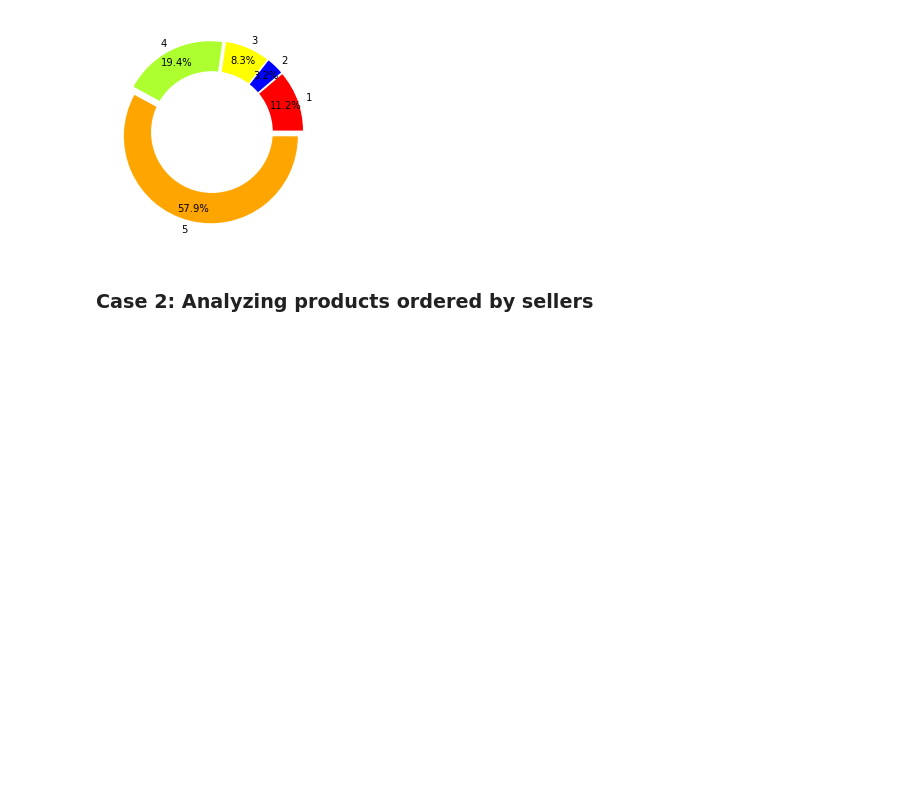
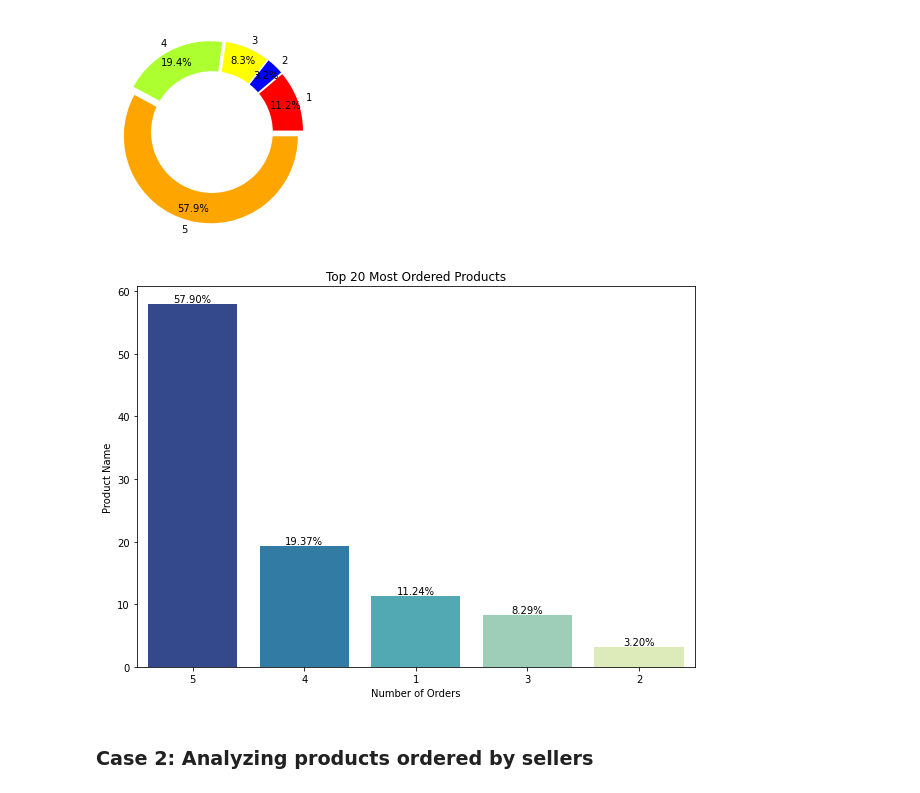
Before and after one commit to aifakhri/data-cleansing-sql-python, a Jupyter notebook: product_analysis.ipynb, the cells around one changed output. Saved outputs shown, nothing was run; the diff lists cells and outputs as text; code cells hidden in the pictures; blank space fills up the shorter version.

Commit message:
Adding Barchart for Review Analysis

```diff
--- a/product_analysis.ipynb
+++ b/product_analysis.ipynb
@@ -438,6 +438,36 @@ fig.gca().add_artist(centre_circle)
 plt.show()
 # %% [output]
 [figure]
+# %%
+# Set percentage column on the data frame
+
+percentages = (df_review_analysis["product_name"]\
+              / df_review_analysis["product_name"].sum())\
+              * 100
+
+df_review_analysis["percentages"] = percentages
+
+# Create chart
+plt.figure(figsize=(10, 7))
+
+ax2 = sns.barplot(x="review_score",
+                  y="percentages",
+                  palette="YlGnBu_r",
+                  data=df_review_analysis,
+                  order=df_review_analysis
+                        .sort_values("percentages",
+                                      ascending=False).review_score)
+
+# Adding data label into the graph
+ax2.bar_label(ax2.containers[0], fmt="%.2f%%")
+
+# Adding table name and axes labels
+plt.title("Top 20 Most Ordered Products")
+plt.xlabel("Number of Orders")
+plt.ylabel("Product Name")
+plt.show()
+# %% [output]
+[figure, added]
 # %% [markdown]
 ### **Case 2: Analyzing products ordered by sellers**
 # %% [markdown]
```
